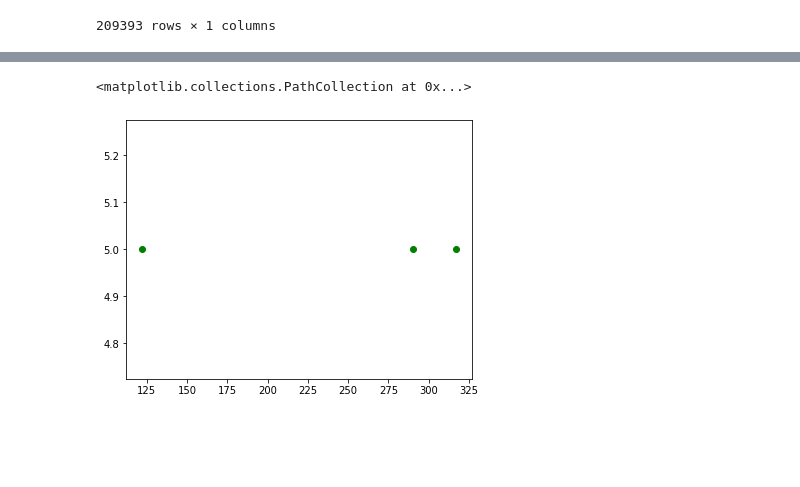
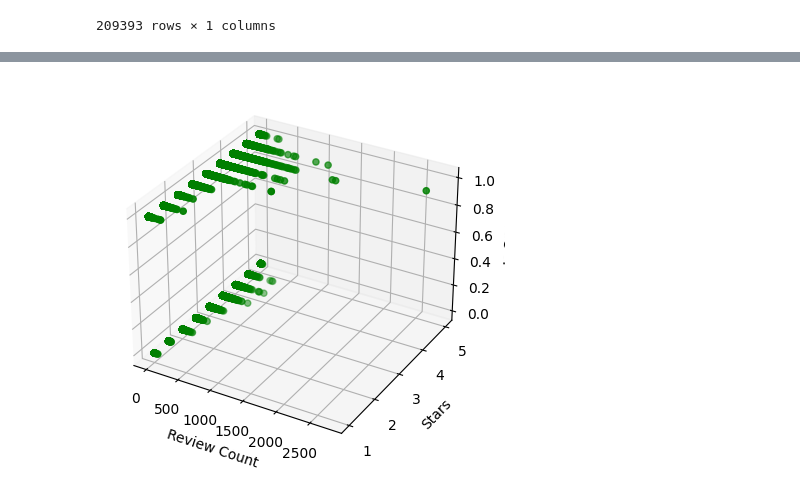
Before and after one commit to BrightLaw9/Restaurant_Business_Analysis, a Jupyter notebook: RestaurantAnalysis.ipynb, the cells around one changed output, grey strips where cells are left out. Drawn from its saved outputs; the diff is of its cells as text; code cells hidden in the pictures; blank space fills up the shorter version.

```diff
--- a/RestaurantAnalysis.ipynb
+++ b/RestaurantAnalysis.ipynb
@@ -234,11 +220,0 @@ NameError: ignored
-# %%
-att = data["attributes"]
-num = []
-for i in att:
-  count = 0
-  for a in str(i):
-    count += 1
-  num.append(count)
-
-data["Attribute #"] = num
-data
@@ -286,7 +228,19 @@ restrList
-# %%
-fig = plt.figure()
-ax = fig.add_axes([0.1, 0.2,0.8, 0.9])
-ax.scatter(x,y, color="green")
-# %% [output]
-<matplotlib.collections.PathCollection at 0x...>
-[figure, removed]
+# %%
+# Analysis of ON restaurants -- sorted in ascending order and displayed graphically
+state = data["state"]
+onRestr = data.loc[state == "ON"]
+top = onRestr.sort_values(by=["stars", "review_count"], ascending=[False, False])
+x = top['review_count']
+y = top['stars']
+z = top['is_open']
+
+fig = plt.figure()
+ax = fig.add_subplot(111, projection='3d')
+ax.scatter(x,y,z, color="green")
+ax.set_xlabel("Review Count")
+ax.set_ylabel("Stars")
+ax.set_zlabel("Is Open")
+
+plt.show()
+# %% [output]
+[figure, added]
```
Also changed, not shown: parts of 15 cells of this notebook.
